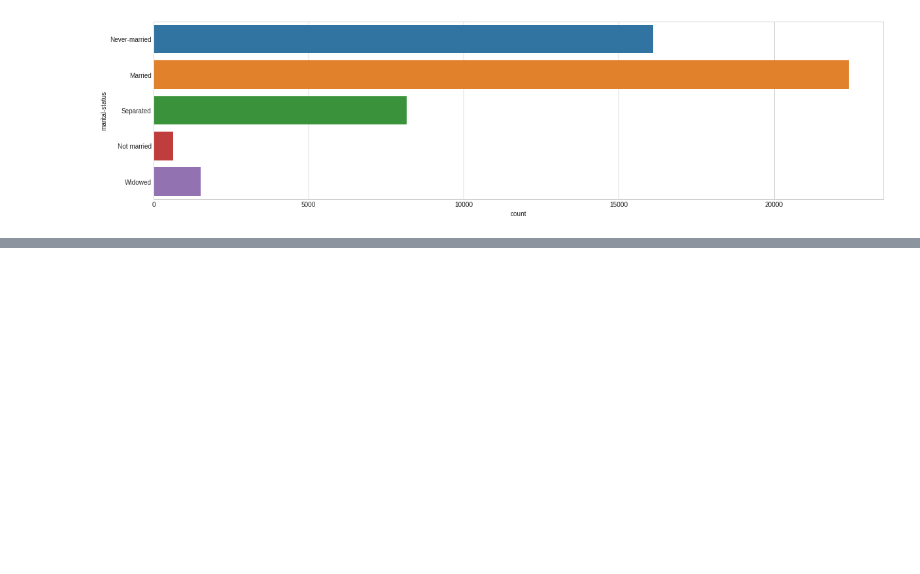
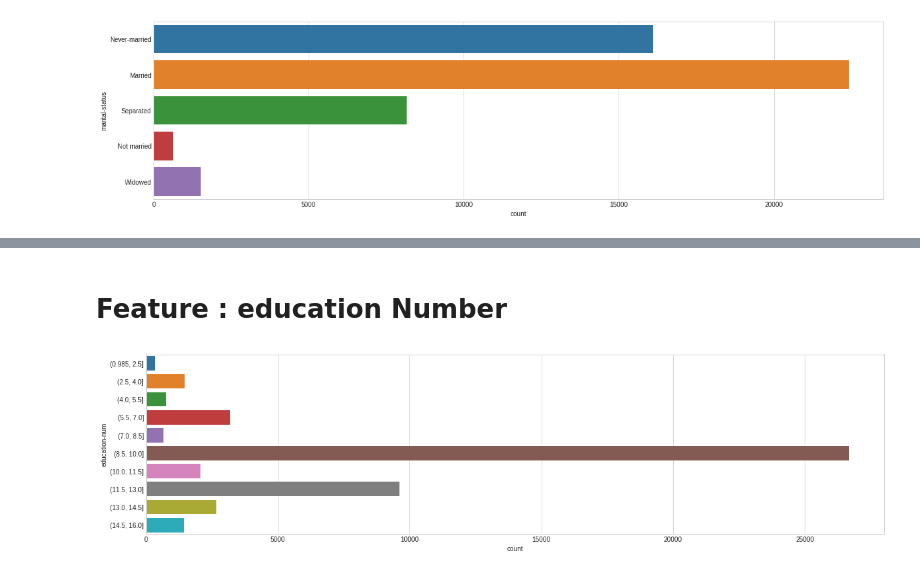
Before and after one commit to NilSagor/eda-tut, a Jupyter notebook: Census Income Dataset.ipynb, the cells around one changed output, grey strips where cells are left out. Saved outputs shown, nothing was run; the diff lists cells and outputs as text; code cells hidden in the pictures; blank space fills up the shorter version.

```diff
--- a/Census Income Dataset.ipynb
+++ b/Census Income Dataset.ipynb
@@ -359,0 +369,9 @@ sns.countplot(y = 'marital-status', data = dataset_bin);
+# %% [markdown]
+# Feature : education Number
+# %%
+dataset_bin['education-num'] = pd.cut(dataset_raw['education-num'], 10)
+dataset_con['education-num'] = dataset_raw['education-num']
+fig = plt.figure(figsize = (20,5))
+sns.countplot( y = 'education-num', data = dataset_bin);
+# %% [output]
+[figure, added]
```
Also changed, not shown: parts of 7 cells of this notebook.
